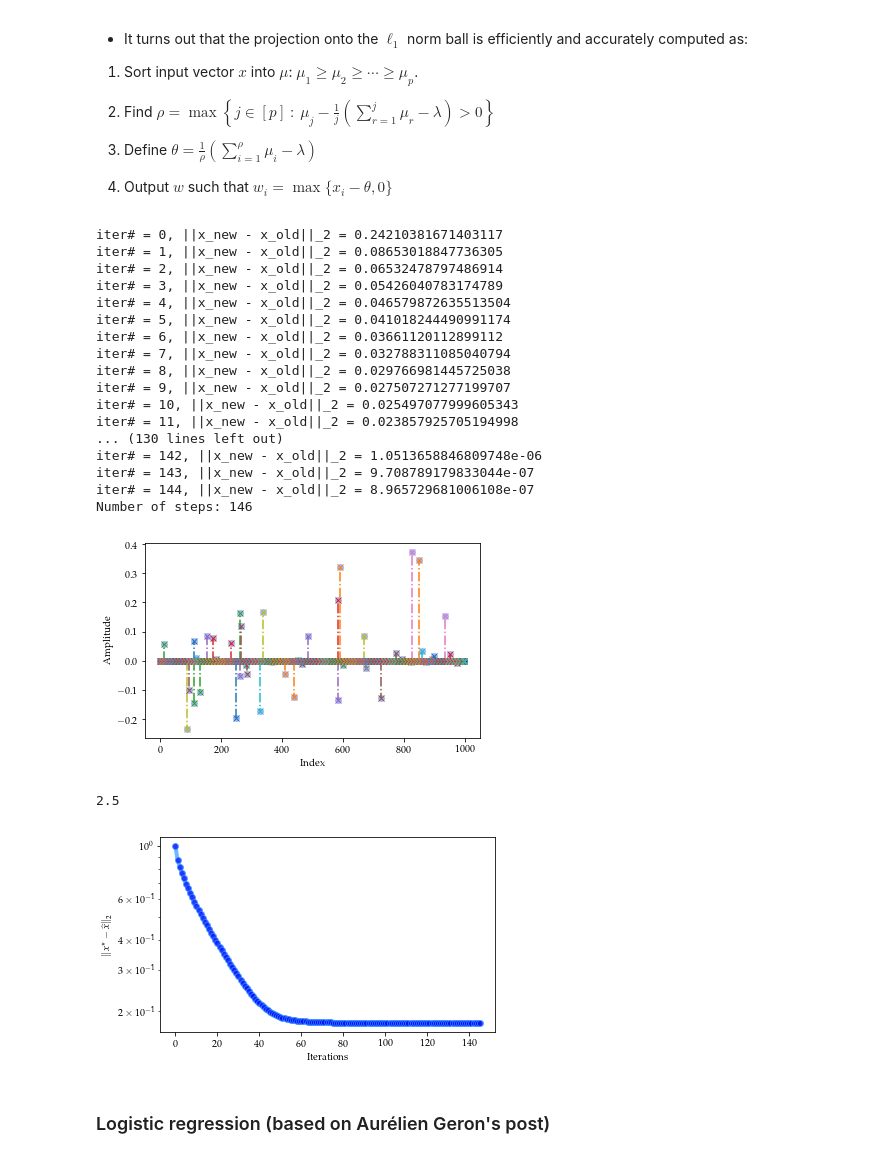
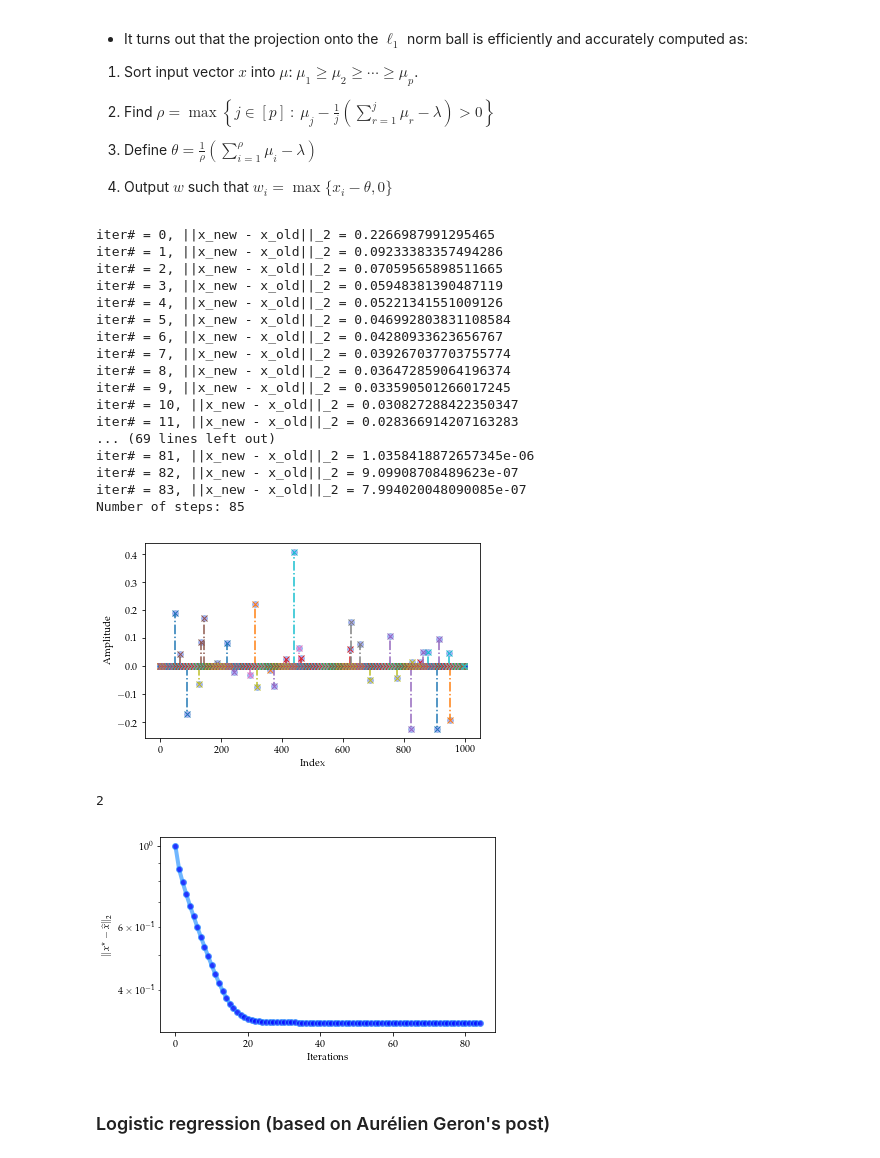
Before and after one commit to akyrillidis/comp414-514, a Jupyter notebook: schedule/images/Chapter 3.ipynb, the cells around one changed output. Cells and saved outputs as stored; diff of their text form; code cells hidden in the pictures.

```diff
--- a/schedule/images/Chapter 3.ipynb
+++ b/schedule/images/Chapter 3.ipynb
@@ -147,6 +147,6 @@ print(la.cond(A))
 
 # Compute largest singular value of A
 u, s, v = svds(A, k=1)
-eta = 1/s**2
+eta = 2/(100 + 1)**2
 print(eta)
 # %% [output]
@@ -242,7 +242,7 @@ import random
 from numpy import linalg as la
 
 p = 1000  # Ambient dimension
-n = 400   # Number of samples
+n = 600   # Number of samples
 k = 50    # Sparsity level
 
 # Generate a p-dimensional zero vector
@@ -361,50 +361,50 @@ def Lasso(y, A, l, eta, iters, epsilon, verbose, x_star):
 # %%
 # Run algorithm
 epsilon = 1e-6                # Precision parameter
 iters = 1000
 
-#l = la.norm(x_star, 1)
-l = 2.5
+l = la.norm(x_star, 1)
+l = 2
 
 x_Lasso, x_list, f_list = Lasso(y, A, l, eta, iters, epsilon, True, x_star)
 
 # Plot
 plt.rc('text', usetex=True)
 plt.rc('font', family='serif')
 
 xs = range(p)
 markerline, stemlines, baseline = plt.stem(xs, x_Lasso, '-.x')
 plt.setp(markerline, 'alpha', 0.3, 'ms', 6)
 plt.setp(markerline, 'markerfacecolor', 'b')
 plt.setp(baseline, 'linewidth', 1, 'alpha', 0.3)
 plt.xlabel('Index')
 plt.ylabel('Amplitude')
 #plt.title(r"$\|x^\star - \widehat{x}\|_2 = %s$" %(la.norm(x_star - x_IHT, 2)), fontsize=16)
 
 # Make room for the ridiculously large title.
 plt.subplots_adjust(top=0.8)
 plt.show()
 print(l)
 # %% [output]
-iter# = 0, ||x_new - x_old||_2 = 0.24210381671403117
-iter# = 1, ||x_new - x_old||_2 = 0.08653018847736305
-iter# = 2, ||x_new - x_old||_2 = 0.06532478797486914
-iter# = 3, ||x_new - x_old||_2 = 0.05426040783174789
-iter# = 4, ||x_new - x_old||_2 = 0.046579872635513504
-iter# = 5, ||x_new - x_old||_2 = 0.041018244490991174
-iter# = 6, ||x_new - x_old||_2 = 0.03661120112899112
-iter# = 7, ||x_new - x_old||_2 = 0.032788311085040794
-iter# = 8, ||x_new - x_old||_2 = 0.029766981445725038
-iter# = 9, ||x_new - x_old||_2 = 0.027507271277199707
-iter# = 10, ||x_new - x_old||_2 = 0.025497077999605343
-iter# = 11, ||x_new - x_old||_2 = 0.023857925705194998
-... (130 lines left out)
-iter# = 142, ||x_new - x_old||_2 = 1.0513658846809748e-06
-iter# = 143, ||x_new - x_old||_2 = 9.708789179833044e-07
-iter# = 144, ||x_new - x_old||_2 = 8.965729681006108e-07
-Number of steps: 146
+iter# = 0, ||x_new - x_old||_2 = 0.2266987991295465
+iter# = 1, ||x_new - x_old||_2 = 0.09233383357494286
+iter# = 2, ||x_new - x_old||_2 = 0.07059565898511665
+iter# = 3, ||x_new - x_old||_2 = 0.05948381390487119
+iter# = 4, ||x_new - x_old||_2 = 0.05221341551009126
+iter# = 5, ||x_new - x_old||_2 = 0.046992803831108584
+iter# = 6, ||x_new - x_old||_2 = 0.04280933623656767
+iter# = 7, ||x_new - x_old||_2 = 0.039267037703755774
+iter# = 8, ||x_new - x_old||_2 = 0.036472859064196374
+iter# = 9, ||x_new - x_old||_2 = 0.033590501266017245
+iter# = 10, ||x_new - x_old||_2 = 0.030827288422350347
+iter# = 11, ||x_new - x_old||_2 = 0.028366914207163283
+... (69 lines left out)
+iter# = 81, ||x_new - x_old||_2 = 1.0358418872657345e-06
+iter# = 82, ||x_new - x_old||_2 = 9.09908708489623e-07
+iter# = 83, ||x_new - x_old||_2 = 7.994020048090085e-07
+Number of steps: 85
-[figure, old version]
+[figure, new version]
-2.5
+2
 # %%
 # Plot
 plt.rc('text', usetex=True)
@@ -420,7 +420,7 @@ plt.ylabel(r"$\|x^\star - \widehat{x}\|_2$")
 plt.subplots_adjust(top=0.8)
 plt.show()
 # %% [output]
-[figure, old version]
+[figure, new version]
 # %% [markdown]
 ### Logistic regression (based on Aurélien Geron's post)
 # %% [markdown]
```
Also changed, not shown: parts of 6 cells of this notebook, 2 other files.
